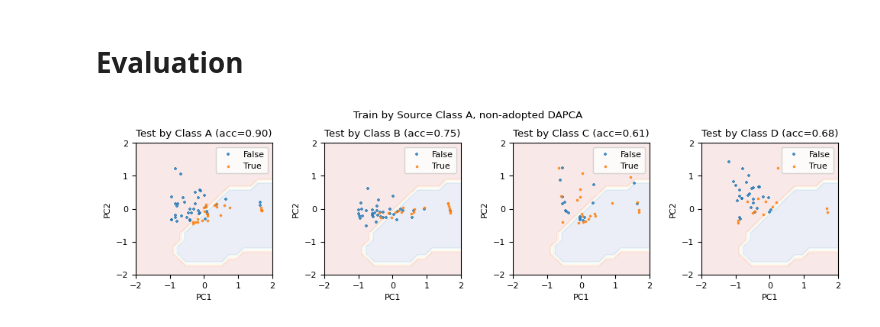
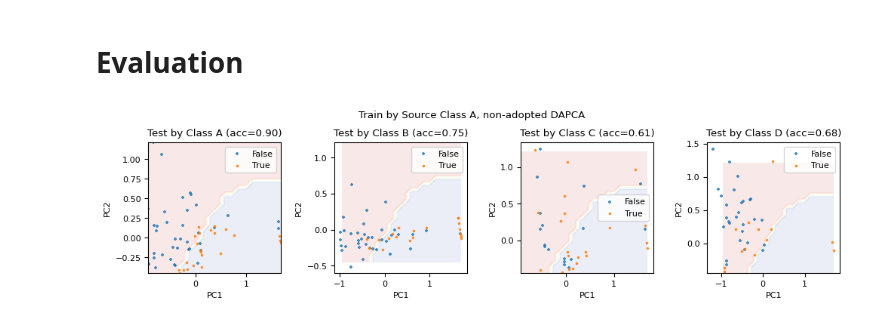
Before and after one commit to advapplab/LBLS160_DAPCA, a Jupyter notebook: LBLS-160_nonadopted.ipynb, the cells around one changed output. Cells and saved outputs as stored; diff of their text form; code cells hidden in the pictures.

```diff
--- a/LBLS-160_nonadopted.ipynb
+++ b/LBLS-160_nonadopted.ipynb
@@ -262,11 +262,11 @@ Normalized confusion matrix
 # %%
 # prepare for contour
 resolution = 20
-# dx = np.linspace(np.min(train_x_pca_np[:, 0]), np.max(train_x_pca_np[:, 0]), resolution)
-# dy = np.linspace(np.min(train_x_pca_np[:, 1]), np.max(train_x_pca_np[:, 1]), resolution)
+dx = np.linspace(np.min(train_x_pca_np[:, 0]), np.max(train_x_pca_np[:, 0]), resolution)
+dy = np.linspace(np.min(train_x_pca_np[:, 1]), np.max(train_x_pca_np[:, 1]), resolution)
 
-dx = np.linspace(-2, 2, resolution)
-dy = np.linspace(-2, 2, resolution)
+# dx = np.linspace(-2, 2, resolution)
+# dy = np.linspace(-2, 2, resolution)
 dx, dy = np.meshgrid(dx, dy)
 
 # merge dx, dy to test_x
@@ -292,31 +292,31 @@ for i in range(0, 4):
     else:
         scatter_x = globals()['test_'+str(i-1)+'_pd']
         predict_x = globals()['test_'+str(i-1)+'_x_pca_np']
         predict_y = globals()['test_'+str(i-1)+'_y']
         label = test_list[i-1]
 
     y_pred = clf.predict(predict_x)
     acc = accuracy_score(predict_y, y_pred)
 
 
     plt.scatter(x = scatter_x[scatter_x['label']==0][0],
                 y = scatter_x[scatter_x['label']==0][1],
                 label = 'False',
                 alpha=0.8, marker="+", s=10)
 
     plt.scatter(x = scatter_x[scatter_x['label']==1][0],
                 y = scatter_x[scatter_x['label']==1][1],
                 label = 'True',
                 alpha=0.8, marker=".", s=10)
 
     plt.ylabel('PC2')
     plt.xlabel('PC1')
 
     plt.legend()
     plt.title('Test by Class ' + label.upper() +' (acc=' +"{:.2f}".format(acc)+')')
 
 plt.tight_layout()
 plt.suptitle("Train by Source Class " + source_class.upper() + ', non-adopted DAPCA', y=1.05)
 plt.show()
 # %% [output]
-[figure, old version]
+[figure, new version]
```
Also changed, not shown: parts of 1 cell of this notebook.
